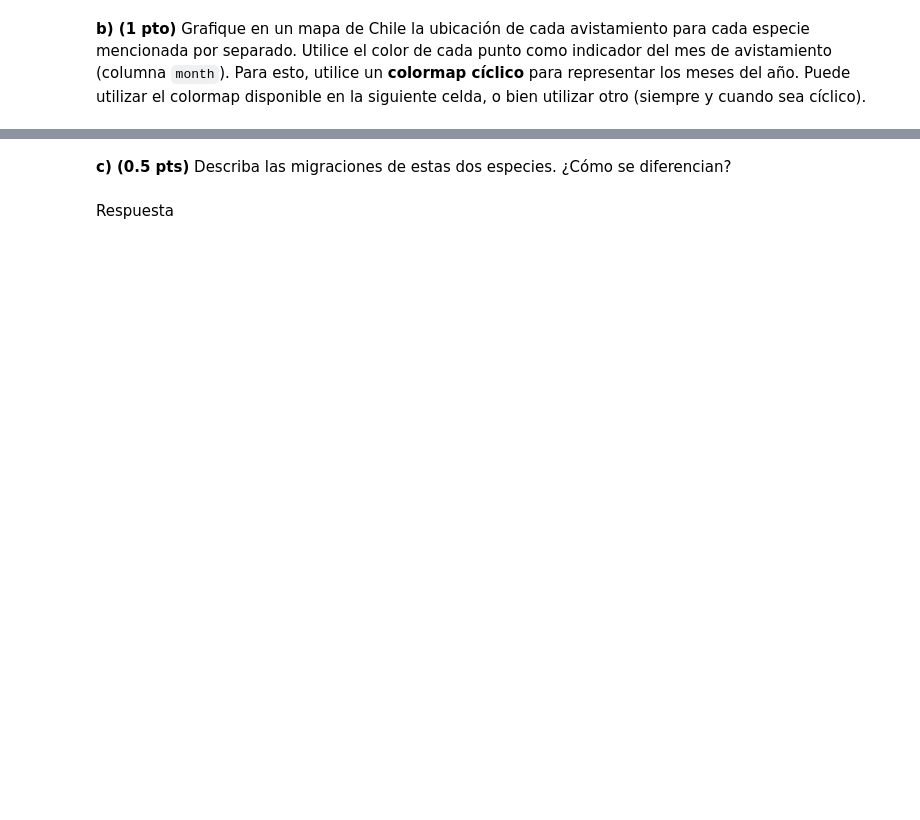
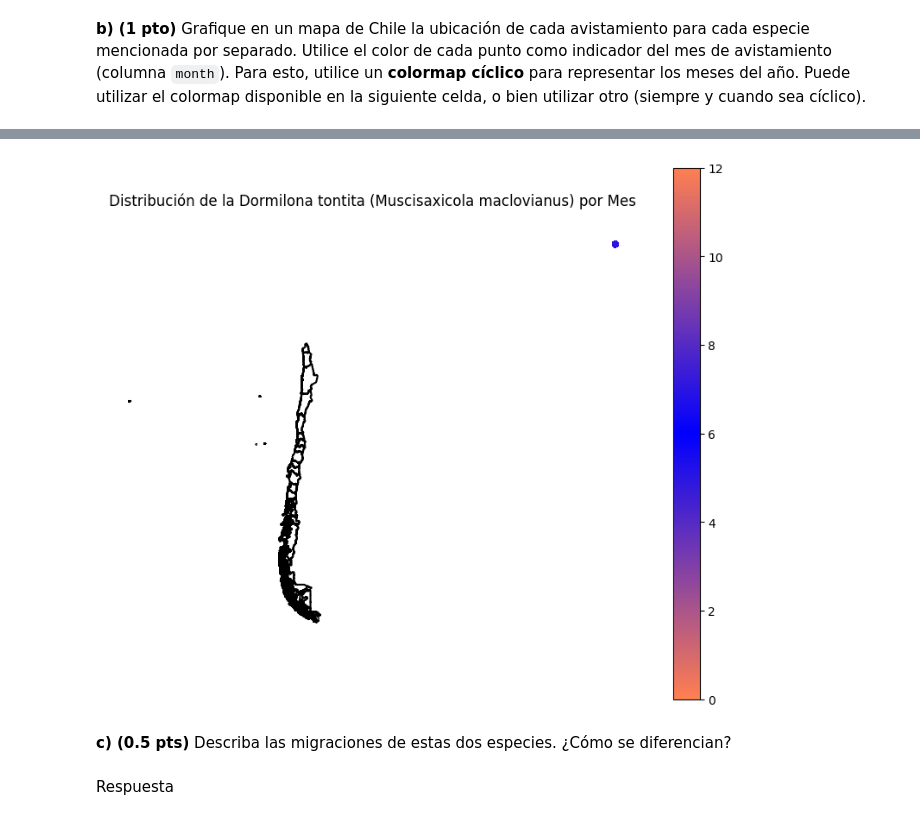
Before and after one commit to GadzuGB1991/IMT2200-Gaspar-Yanez, a Jupyter notebook: Tareas/Tarea 02/IMT2200-25s2 - Tarea 02.ipynb, the cells around one changed output, grey strips where cells are left out. Drawn from its saved outputs; the diff is of its cells as text; code cells hidden in the pictures; blank space fills up the shorter version.

```diff
--- a/Tareas/Tarea 02/IMT2200-25s2 - Tarea 02.ipynb
+++ b/Tareas/Tarea 02/IMT2200-25s2 - Tarea 02.ipynb
@@ -200,6 +200,11 @@ Se puede notar que varias especies solo han sido avistadas o informadas una sola
 # Respuesta
 dftodas["obsDt"] = pd.to_datetime(dftodas["obsDt"], format="%Y-%m-%d %H:%M", errors='coerce').dt.normalize()
 dftodas["mes"] = dftodas["obsDt"].dt.month
+
+if dftodas["mes"].isnull().any():
+    dftodas["mes"] = dftodas["mes"].fillna(0)
+
+dftodas["mes"] = dftodas["mes"].astype(int)
 dftodas["año-mes"] = dftodas["obsDt"].dt.year.astype(str) + "-" + dftodas["obsDt"].dt.month.astype(str)
 dftodas
 # %% [output]
@@ -324,5 +316,13 @@ positions = [0, 0.5, 1]
 
 # Creamos un colormap cíclico para representar meses del año
 custom_cmap = mcolors.LinearSegmentedColormap.from_list("cyclic_cmap", list(zip(positions, colors)))
+# %%
+dfdormilona_limpio = dfdormilona.dropna(subset=["mes", "lat", "lng"])
+dfdormilona_limpio = gpd.GeoDataFrame(
+    dfdormilona_limpio,
+    geometry=gpd.points_from_xy(dfdormilona_limpio["lng"], dfdormilona_limpio["lat"]),
+    crs="EPSG:4326"
+)
+dfrunrun_limpio = dfrunrun.dropna(subset=["mes", "lat", "lng"])
 # %%
 # Respuesta
@@ -329,3 +338,12 @@ custom_cmap = mcolors.LinearSegmentedColormap.from_list("cyclic_cmap", list(zip(
+# %%
+fig, ax = plt.subplots(figsize=(10, 8))
+gpdf.boundary.plot(ax=ax, color="black")
+dfdormilona_limpio.plot(ax=ax, column="mes", cmap=custom_cmap, markersize=20, legend=True)
+plt.title('Distribución de la Dormilona tontita (Muscisaxicola maclovianus) por Mes')
+plt.axis('off')
+plt.show()
+# %% [output]
+[figure, added]
 # %% [markdown]
 **c) (0.5 pts)** Describa las migraciones de estas dos especies. ¿Cómo se diferencian?
 # %% [markdown]
```
Also changed, not shown: parts of 7 cells of this notebook.
